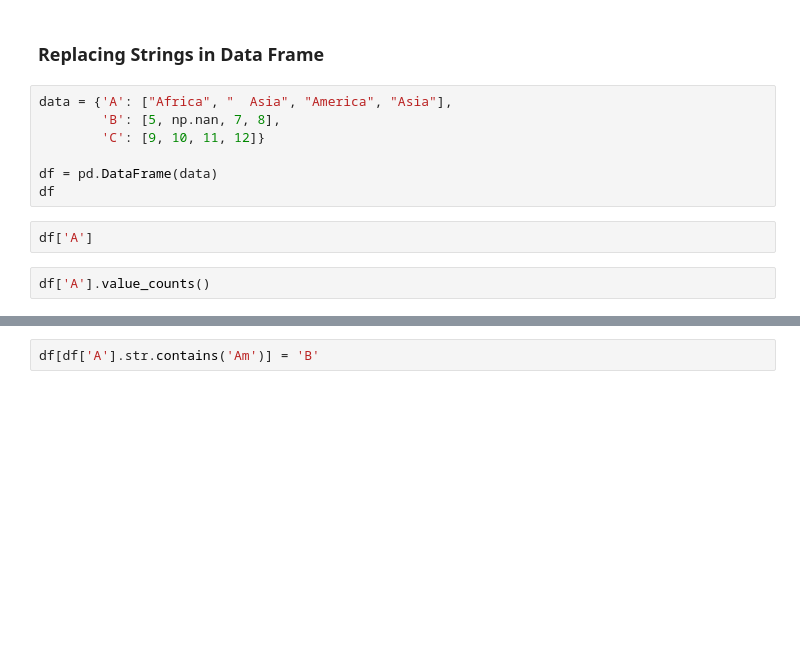
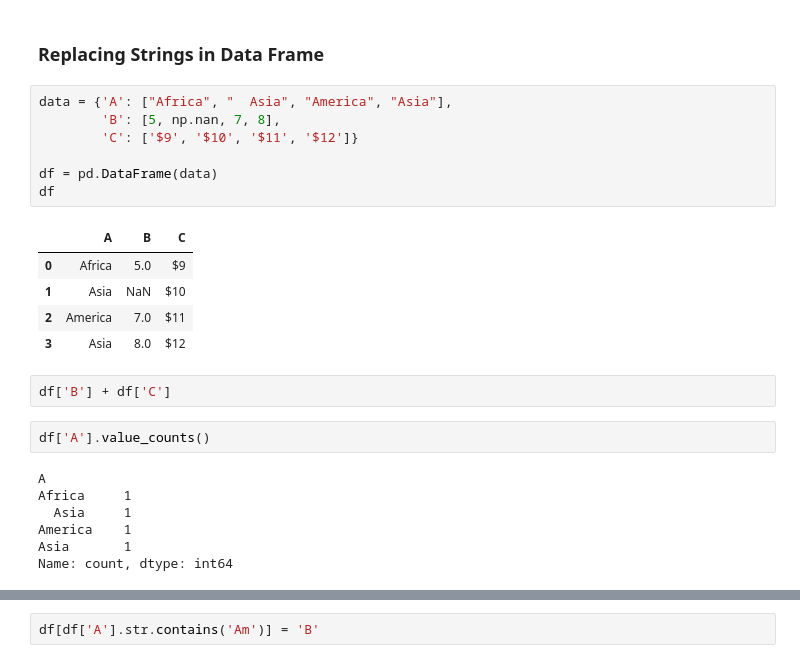
Before and after one commit to sedv8808/UBC_EL_PPDS, a Jupyter notebook: Module8class.ipynb, the cells around one changed output, grey strips where cells are left out. Cells and saved outputs as stored; diff of their text form; blank space fills up the shorter version.

```diff
--- a/Module8class.ipynb
+++ b/Module8class.ipynb
@@ -136,11 +320,24 @@ chopped["air_date"].diff()
 # %%
 data = {'A': ["Africa", "  Asia", "America", "Asia"],
         'B': [5, np.nan, 7, 8],
-        'C': [9, 10, 11, 12]}
+        'C': ['$9', '$10', '$11', '$12']}
 
 df = pd.DataFrame(data)
 df
+# %% [output]
+|  | A | B | C |
+| 0 | Africa | 5.0 | $9 |
+| 1 | Asia | NaN | $10 |
+| 2 | America | 7.0 | $11 |
+| 3 | Asia | 8.0 | $12 |
-# %%
-df['A']
+# %%
+df['B'] + df['C']
 # %%
 df['A'].value_counts()
+# %% [output]
+A
+Africa     1
+  Asia     1
+America    1
+Asia       1
+Name: count, dtype: int64
```
Also changed, not shown: parts of 51 cells of this notebook, 3 other files.
